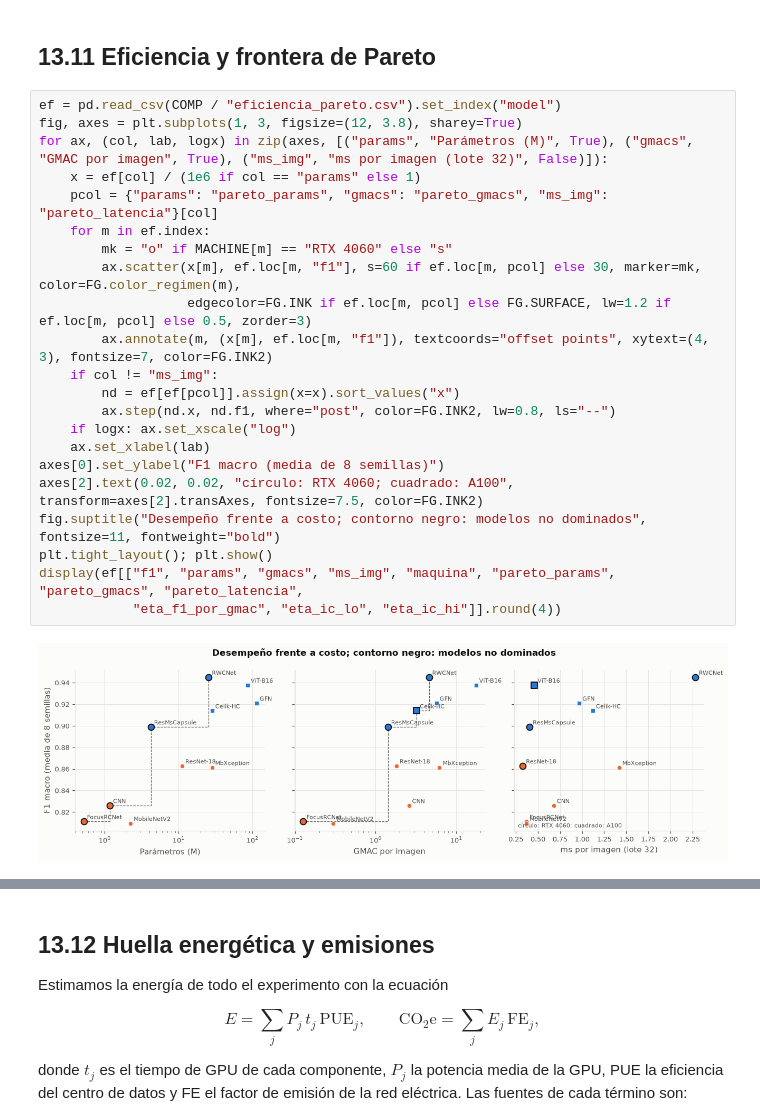
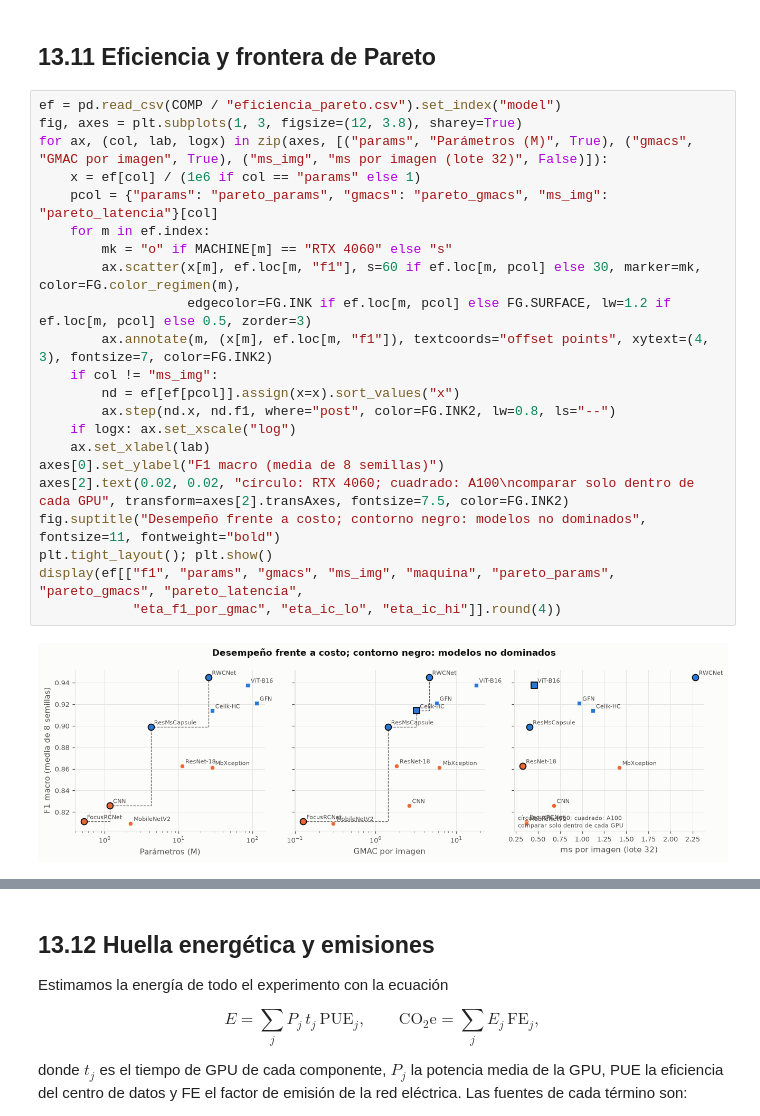
Before and after one commit to Anyita-12/deep-learning-colaborativo, a Jupyter notebook: _sources/13_benchmark_estadistica.ipynb, the cells around one changed output, grey strips where cells are left out. Drawn from its saved outputs; the diff is of its cells as text.

```diff
--- a/_sources/13_benchmark_estadistica.ipynb
+++ b/_sources/13_benchmark_estadistica.ipynb
@@ -617,27 +617,27 @@ Con 8 semillas, la diferencia mínima detectable con potencia de 0.80 tiene una
 # %%
 ef = pd.read_csv(COMP / "eficiencia_pareto.csv").set_index("model")
 fig, axes = plt.subplots(1, 3, figsize=(12, 3.8), sharey=True)
 for ax, (col, lab, logx) in zip(axes, [("params", "Parámetros (M)", True), ("gmacs", "GMAC por imagen", True), ("ms_img", "ms por imagen (lote 32)", False)]):
     x = ef[col] / (1e6 if col == "params" else 1)
     pcol = {"params": "pareto_params", "gmacs": "pareto_gmacs", "ms_img": "pareto_latencia"}[col]
     for m in ef.index:
         mk = "o" if MACHINE[m] == "RTX 4060" else "s"
         ax.scatter(x[m], ef.loc[m, "f1"], s=60 if ef.loc[m, pcol] else 30, marker=mk, color=FG.color_regimen(m),
                    edgecolor=FG.INK if ef.loc[m, pcol] else FG.SURFACE, lw=1.2 if ef.loc[m, pcol] else 0.5, zorder=3)
         ax.annotate(m, (x[m], ef.loc[m, "f1"]), textcoords="offset points", xytext=(4, 3), fontsize=7, color=FG.INK2)
     if col != "ms_img":
         nd = ef[ef[pcol]].assign(x=x).sort_values("x")
         ax.step(nd.x, nd.f1, where="post", color=FG.INK2, lw=0.8, ls="--")
     if logx: ax.set_xscale("log")
     ax.set_xlabel(lab)
 axes[0].set_ylabel("F1 macro (media de 8 semillas)")
-axes[2].text(0.02, 0.02, "círculo: RTX 4060; cuadrado: A100", transform=axes[2].transAxes, fontsize=7.5, color=FG.INK2)
+axes[2].text(0.02, 0.02, "círculo: RTX 4060; cuadrado: A100\ncomparar solo dentro de cada GPU", transform=axes[2].transAxes, fontsize=7.5, color=FG.INK2)
 fig.suptitle("Desempeño frente a costo; contorno negro: modelos no dominados", fontsize=11, fontweight="bold")
 plt.tight_layout(); plt.show()
 display(ef[["f1", "params", "gmacs", "ms_img", "maquina", "pareto_params", "pareto_gmacs", "pareto_latencia",
             "eta_f1_por_gmac", "eta_ic_lo", "eta_ic_hi"]].round(4))
 # %% [output]
-[figure, old version]
+[figure, new version]
 |  | f1 | params | gmacs | ms_img | maquina | pareto_params | pareto_gmacs | pareto_latencia | ... |
 | model |  |  |  |  |  |  |  |  | ... |
 | Celik-HC | 0.9139 | 28424098 | 3.2230 | 1.1201 | A100 | False | True | False | ... |
```
Also changed, not shown: parts of 2 cells of this notebook, 8 other files.
